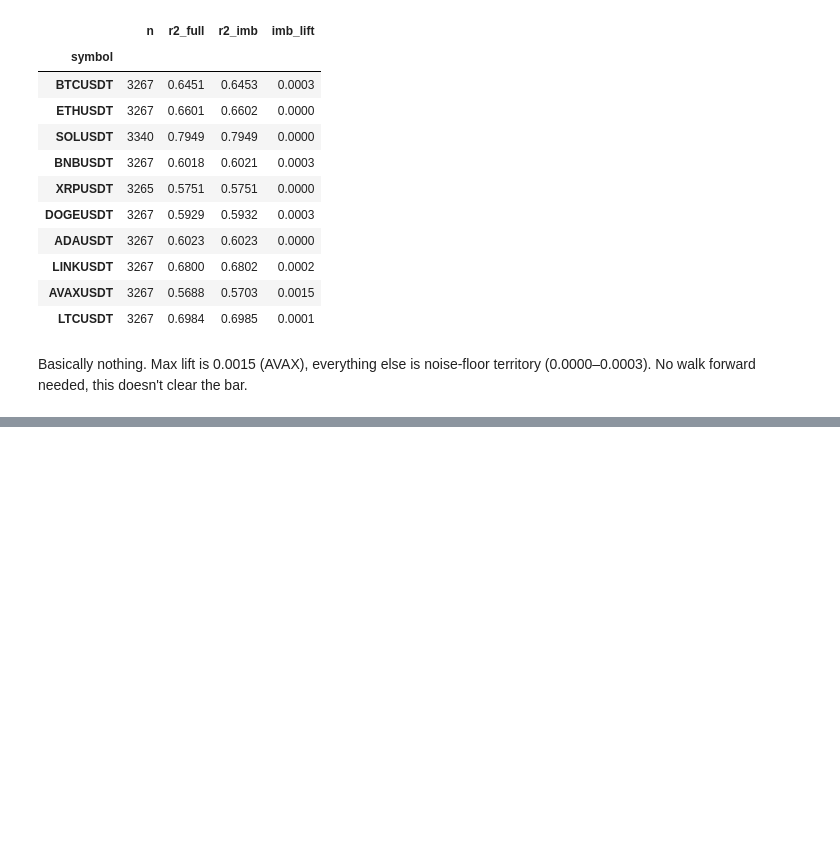
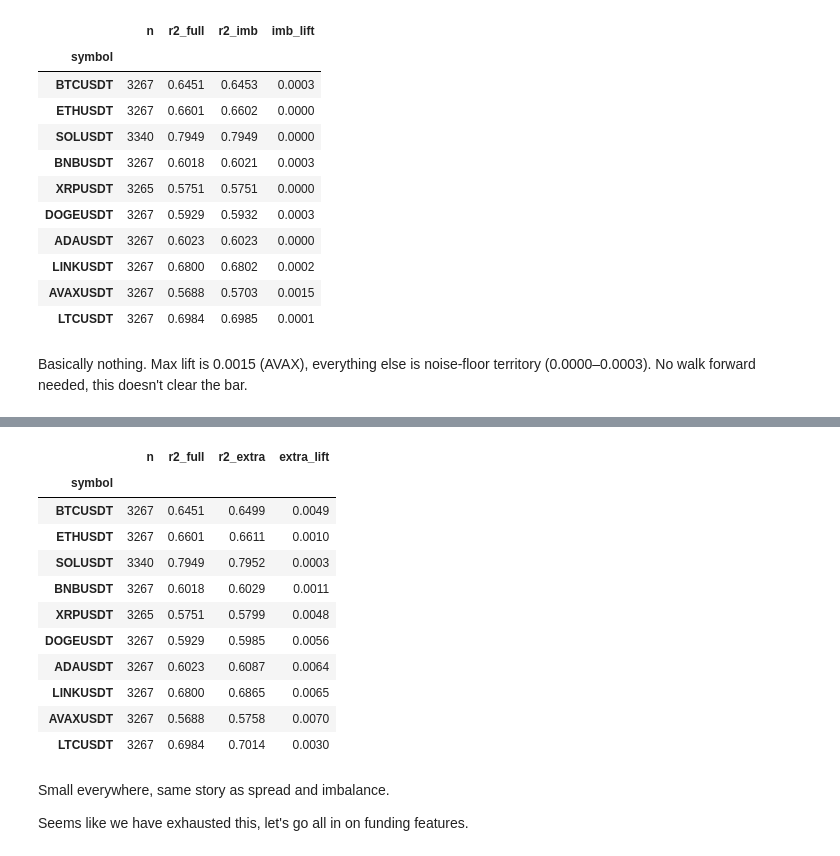
Before and after one commit to darkskele/quant_platform, a Jupyter notebook: research/funding_signal.ipynb, the cells around one changed output, grey strips where cells are left out. Drawn from its saved outputs; the diff is of its cells as text; code cells hidden in the pictures; blank space fills up the shorter version.

```diff
--- a/research/funding_signal.ipynb
+++ b/research/funding_signal.ipynb
@@ -742,0 +747,28 @@ Basically nothing. Max lift is 0.0015 (AVAX), everything else is noise-floor ter
+# %%
+def momentum_fn(n_intervals: int = 3):
+    """extra_fn factory: trailing n_intervals spot return, on this symbol's own settlement grid."""
+    def _extra(symbol, funding_sym):
+        spot_avg = bucket_to_settlements(load_close_series(symbol, "spot/klines"), funding_sym.index)
+        return spot_avg.pct_change(n_intervals).rename("momentum").to_frame()
+    return _extra
+
+
+results_mom = [symbol_summary(s, extra_fn=momentum_fn(3), extra_cols=["momentum"]) for s in SYMBOLS]
+pd.DataFrame(results_mom).set_index("symbol")[["n", "r2_full", "r2_extra", "extra_lift"]].round(4)
+# %% [output]
+|  | n | r2_full | r2_extra | extra_lift |
+| symbol |  |  |  |  |
+| BTCUSDT | 3267 | 0.6451 | 0.6499 | 0.0049 |
+| ETHUSDT | 3267 | 0.6601 | 0.6611 | 0.0010 |
+| SOLUSDT | 3340 | 0.7949 | 0.7952 | 0.0003 |
+| BNBUSDT | 3267 | 0.6018 | 0.6029 | 0.0011 |
+| XRPUSDT | 3265 | 0.5751 | 0.5799 | 0.0048 |
+| DOGEUSDT | 3267 | 0.5929 | 0.5985 | 0.0056 |
+| ADAUSDT | 3267 | 0.6023 | 0.6087 | 0.0064 |
+| LINKUSDT | 3267 | 0.6800 | 0.6865 | 0.0065 |
+| AVAXUSDT | 3267 | 0.5688 | 0.5758 | 0.0070 |
+| LTCUSDT | 3267 | 0.6984 | 0.7014 | 0.0030 |
+# %% [markdown]
+Small everywhere, same story as spread and imbalance.
+
+Seems like we have exhausted this, let's go all in on funding features.
```
Also changed, not shown: parts of 1 cell of this notebook.
